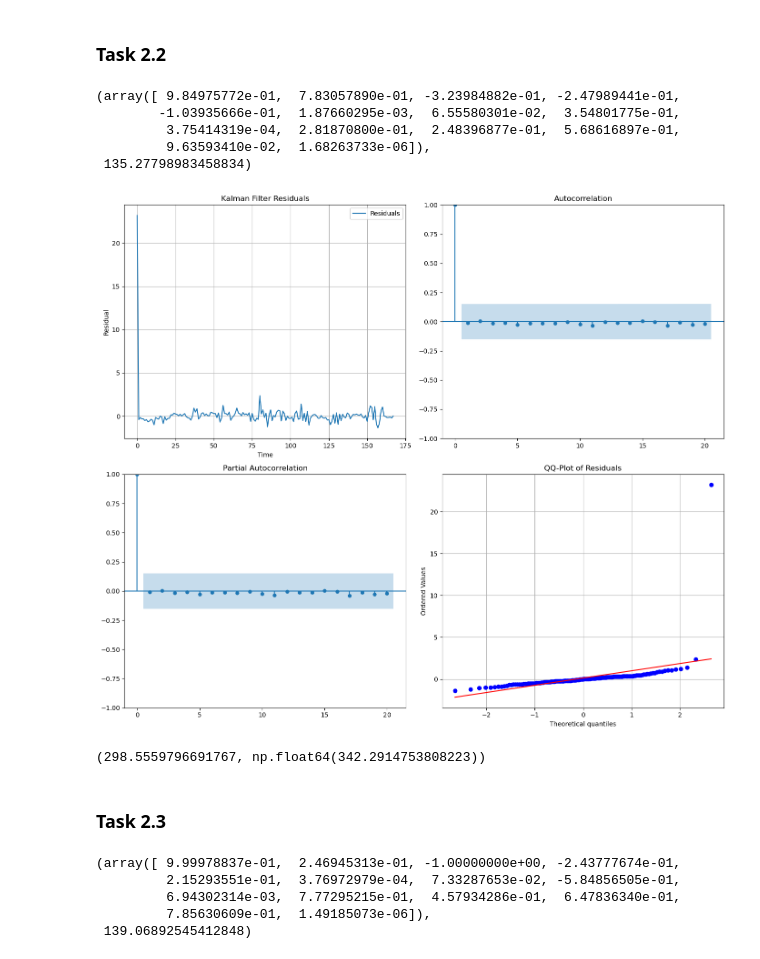
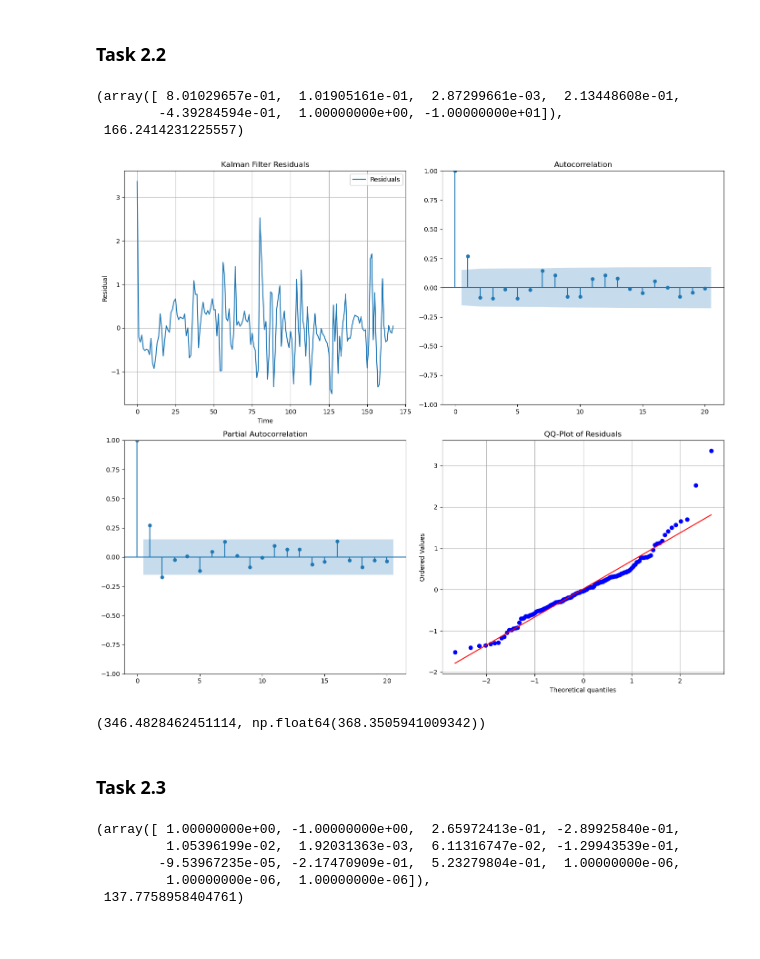
Before and after one commit to zosialenarczyk/time-series-analysis, a Jupyter notebook: assignment-4/param_estimation_state_space_model.ipynb, the cells around one changed output. Cells and saved outputs as stored; diff of their text form; code cells hidden in the pictures.

```diff
--- a/assignment-4/param_estimation_state_space_model.ipynb
+++ b/assignment-4/param_estimation_state_space_model.ipynb
@@ -120,20 +113,18 @@ Y = df[['Y']].values
 U = df[['Ta', 'S', 'I']].values
 
 # start parameters and bounds
-start_par = np.random.uniform(-1, 1, size=14)
-start_par[10:] = np.abs(start_par[10:]) * 0.1
+start_par = np.random.uniform(-1, 1, size=7)
+start_par[4:] = np.log(np.abs(start_par[4:]) + 1e-2)
 
-lower_bounds = [-1]*10 + [1e-6]*3 + [1e-6]
-upper_bounds = [1]*10 + [1]*3 + [1]
+lower_bounds = [-1] * 4 + [-10, -1, -10]  # A, B1-B3, log(σ₁), C, log(σ₂)
+upper_bounds = [1] * 4 + [2, 1, 2]
 
 # estimate parameters
-result = estimate_dt(start_par, Y, U, lower_bounds, upper_bounds)
+result = estimate_dt_1d(start_par, Y, U, lower_bounds, upper_bounds)
 result.x, result.fun
 # %% [output]
-(array([ 9.84975772e-01,  7.83057890e-01, -3.23984882e-01, -2.47989441e-01,
-        -1.03935666e-01,  1.87660295e-03,  6.55580301e-02,  3.54801775e-01,
-         3.75414319e-04,  2.81870800e-01,  2.48396877e-01,  5.68616897e-01,
-         9.63593410e-02,  1.68263733e-06]),
- 135.27798983458834)
+(array([ 8.01029657e-01,  1.01905161e-01,  2.87299661e-03,  2.13448608e-01,
+        -4.39284594e-01,  1.00000000e+00, -1.00000000e+01]),
+ 166.2414231225557)
 # %%
 estimated_params = result.x
@@ -170,3 +131,32 @@ def simulate_kf(par, Y, U):
+# %%
+# Simulate the 1-dimensional Kalman filter to get residuals
+def simulate_kf(par, Y, U):
+    A = np.array([[par[0]]])  # scalar A
+    B = np.array(par[1:4]).reshape((1, 3))  # B: 1x3 input matrix
+    Q = np.array([[np.exp(par[4]) ** 2]])  # Q: 1x1 system noise
+    C = np.array([[par[5]]])  # C: 1x1 observation matrix
+    R = np.array([[np.exp(par[6]) ** 2]])  # R: 1x1 observation noise
+    X0 = np.array([[20.0]])  # Initial state
+    P0 = np.eye(1) * 20
+
+    Tn = Y.shape[0]
+    x_est = X0
+    P_est = P0
+    residuals = []
+
+    for t in range(Tn):
+        u_t = U[t].reshape(-1, 1)
+        x_pred = A @ x_est + B @ u_t
+        P_pred = A @ P_est @ A.T + Q
+        y_pred = C @ x_pred
+        innov = Y[t] - y_pred
+        residuals.append(float(innov))
+        S_t = C @ P_pred @ C.T + R
+        K_t = P_pred @ C.T @ np.linalg.inv(S_t)
+        x_est = x_pred + K_t @ innov
+        P_est = (np.eye(1) - K_t @ C) @ P_pred
+
+    return np.array(residuals)
 # %%
 residuals = simulate_kf(estimated_params, Y, U)
 
@@ -177,36 +167,36 @@ fig, axes = plt.subplots(2, 2, figsize=(14, 12))
 axes[0, 0].plot(residuals, label='Residuals')
 axes[0, 0].set_title('Kalman Filter Residuals')
 axes[0, 0].set_xlabel('Time')
 axes[0, 0].set_ylabel('Residual')
 axes[0, 0].grid()
 axes[0, 0].legend()
 
 # ACF plot
 plot_acf(residuals, ax=axes[0, 1], lags=20)
 axes[0, 1].set_title('Autocorrelation')
 
 # PACF plot
 plot_pacf(residuals, ax=axes[1, 0], lags=20)
 axes[1, 0].set_title('Partial Autocorrelation')
 
 # QQ plot
 probplot(residuals, dist="norm", plot=axes[1, 1])
 axes[1, 1].set_title('QQ-Plot of Residuals')
 axes[1, 1].grid()
 
 plt.tight_layout()
 plt.show()
 
 # AIC and BIC
-loglik = kf_logLik_dt(estimated_params, Y, U)
+loglik = kf_logLik_dt_1d(estimated_params, Y, U)
 k = len(estimated_params)
 n = len(Y)
 aic = -2 * loglik + 2 * k
 bic = -2 * loglik + k * np.log(n)
 aic, bic
 # %% [output]
-[figure, old version]
+[figure, new version]
-(298.5559796691767, np.float64(342.2914753808223))
+(346.4828462451114, np.float64(368.3505941009342))
 # %% [markdown]
 ### Task 2.3
 # %%
@@ -259,8 +249,16 @@ def estimate_2d_model(start_par, Y, U, lower_bounds, upper_bounds):
     return result
 # %%
 # start parameters and bounds
-start_par = np.random.uniform(-1, 1, size=14)
-start_par[10:] = np.abs(start_par[10:]) * 0.1
+
+# start parameters for the 1st iteration
+# start_par = np.random.uniform(-1, 1, size=14)
+# start_par[10:] = np.abs(start_par[10:]) * 0.1
+
+# the results form the 1st iteration used as the start parameters for the second iteration
+start_par = [ 1.00000000e+00, -6.71700703e-01,  3.91479600e-01, -3.03958510e-01,
+         1.12319919e-01,  1.52292711e-03,  6.74880995e-02,  2.36979460e-03,
+        -7.36919338e-04, -3.03986738e-01,  5.32167110e-01,  1.00000000e-06,
+         3.99749126e-03,  1.00000000e-06]
 lower_bounds = [-1]*10 + [1e-6]*3 + [1e-6]
 upper_bounds = [1]*10 + [1]*3 + [1]
 
@@ -268,8 +266,8 @@ upper_bounds = [1]*10 + [1]*3 + [1]
 result_2d = estimate_2d_model(start_par, Y, U, lower_bounds, upper_bounds)
 result_2d.x, result_2d.fun
 # %% [output]
-(array([ 9.99978837e-01,  2.46945313e-01, -1.00000000e+00, -2.43777674e-01,
-         2.15293551e-01,  3.76972979e-04,  7.33287653e-02, -5.84856505e-01,
-         6.94302314e-03,  7.77295215e-01,  4.57934286e-01,  6.47836340e-01,
-         7.85630609e-01,  1.49185073e-06]),
- 139.06892545412848)
+(array([ 1.00000000e+00, -1.00000000e+00,  2.65972413e-01, -2.89925840e-01,
+         1.05396199e-02,  1.92031363e-03,  6.11316747e-02, -1.29943539e-01,
+        -9.53967235e-05, -2.17470909e-01,  5.23279804e-01,  1.00000000e-06,
+         1.00000000e-06,  1.00000000e-06]),
+ 137.7758958404761)
```
Also changed, not shown: parts of 8 cells of this notebook.
